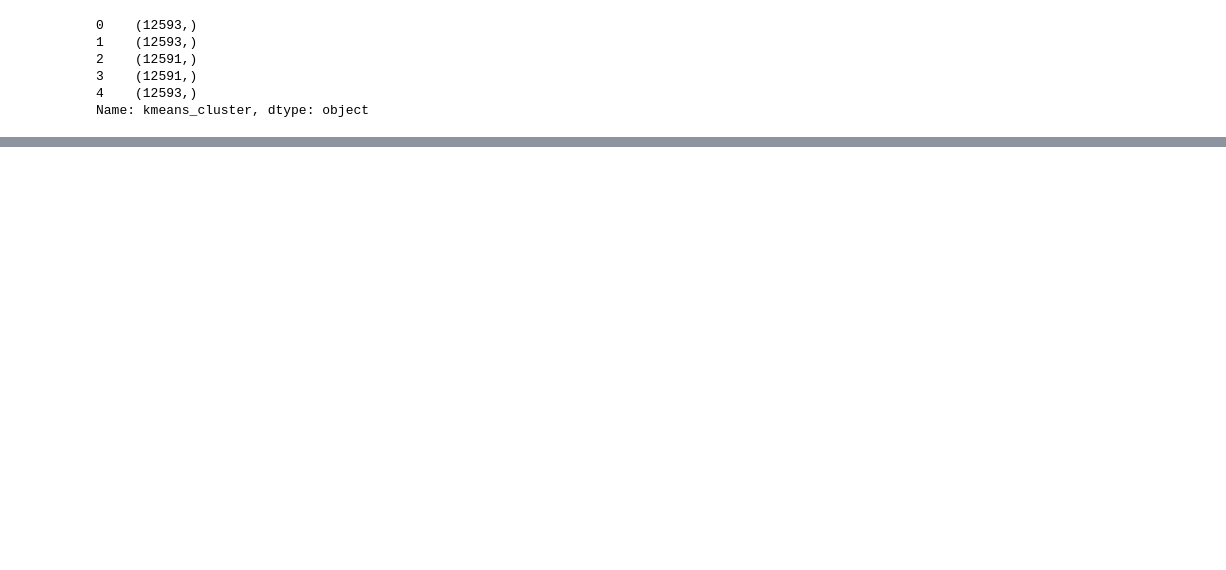
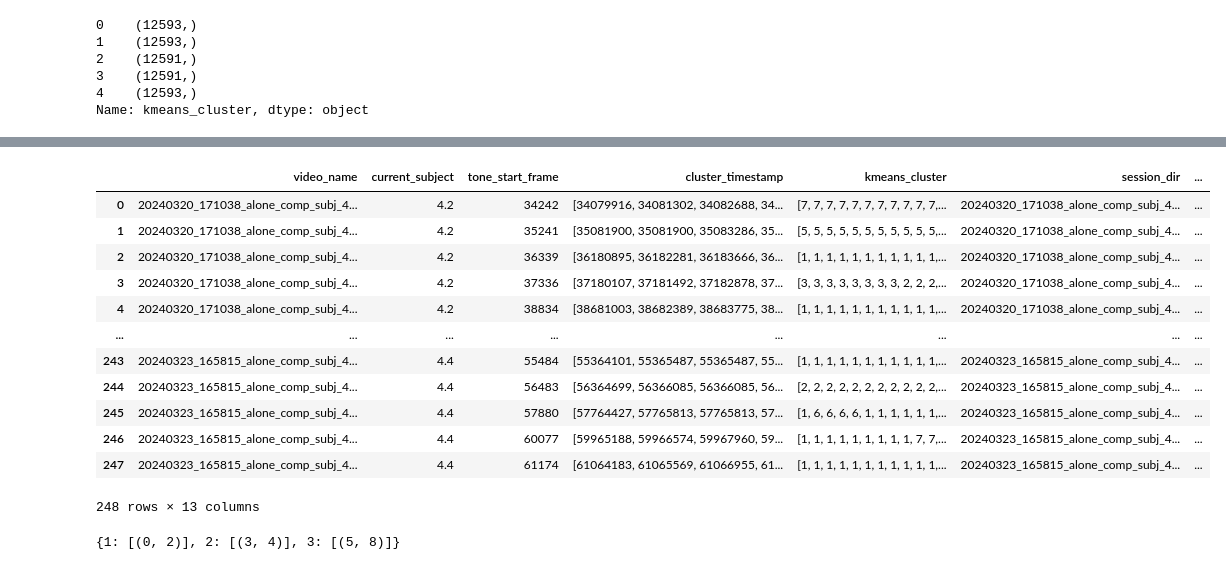
Before and after one commit to padillacoreanolab/reward_comp_ext, a Jupyter notebook: results/2024_06_16_spectral_preprocessing/04_rce2_add_sleap_pose_estimation_alone_comp.ipynb, the cells around one changed output, grey strips where cells are left out. Cells and saved outputs as stored; diff of their text form; code cells hidden in the pictures; blank space fills up the shorter version.

```diff
--- a/results/2024_06_16_spectral_preprocessing/04_rce2_add_sleap_pose_estimation_alone_comp.ipynb
+++ b/results/2024_06_16_spectral_preprocessing/04_rce2_add_sleap_pose_estimation_alone_comp.ipynb
@@ -171,0 +302,30 @@ merged_LFP_SPECTRAL_DF.to_pickle(os.path.join(OUTPUT_DIR, FULL_LFP_TRACES_PKL))
+# %%
+# Define columns to be transformed into numpy arrays
+array_columns = ["cluster_timestamp", "kmeans_cluster"]
+first_value_columns = ['session_dir', 'sleap_name',
+       'video_id', 'agent', 'condition ', 'competition_closeness', 'first_timestamp', 'recording']
+
+# Define aggregation dictionary
+# agg_dict = {col: lambda x: np.array(x) for col in array_columns}
+agg_dict = {col: list for col in array_columns}
+
+agg_dict.update({col: 'first' for col in first_value_columns})
+
+# Apply groupby and aggregation
+grouped_exploded_columns = exploded_LFP_SPECTRAL_DF.groupby(["video_name", "current_subject", "tone_start_frame"]).agg(agg_dict).reset_index()
+# %%
+grouped_exploded_columns
+# %% [output]
+|  | video_name | current_subject | tone_start_frame | cluster_timestamp | kmeans_cluster | session_dir | ... |
+| 0 | 20240320_171038_alone_comp_subj_4... | 4.2 | 34242 | [34079916, 34081302, 34082688, 34... | [7, 7, 7, 7, 7, 7, 7, 7, 7, 7, 7,... | 20240320_171038_alone_comp_subj_4... | ... |
+| 1 | 20240320_171038_alone_comp_subj_4... | 4.2 | 35241 | [35081900, 35081900, 35083286, 35... | [5, 5, 5, 5, 5, 5, 5, 5, 5, 5, 5,... | 20240320_171038_alone_comp_subj_4... | ... |
+| 2 | 20240320_171038_alone_comp_subj_4... | 4.2 | 36339 | [36180895, 36182281, 36183666, 36... | [1, 1, 1, 1, 1, 1, 1, 1, 1, 1, 1,... | 20240320_171038_alone_comp_subj_4... | ... |
+| 3 | 20240320_171038_alone_comp_subj_4... | 4.2 | 37336 | [37180107, 37181492, 37182878, 37... | [3, 3, 3, 3, 3, 3, 3, 3, 2, 2, 2,... | 20240320_171038_alone_comp_subj_4... | ... |
+| 4 | 20240320_171038_alone_comp_subj_4... | 4.2 | 38834 | [38681003, 38682389, 38683775, 38... | [1, 1, 1, 1, 1, 1, 1, 1, 1, 1, 1,... | 20240320_171038_alone_comp_subj_4... | ... |
+| ... | ... | ... | ... | ... | ... | ... | ... |
+| 243 | 20240323_165815_alone_comp_subj_4... | 4.4 | 55484 | [55364101, 55365487, 55365487, 55... | [1, 1, 1, 1, 1, 1, 1, 1, 1, 1, 1,... | 20240323_165815_alone_comp_subj_4... | ... |
+| 244 | 20240323_165815_alone_comp_subj_4... | 4.4 | 56483 | [56364699, 56366085, 56366085, 56... | [2, 2, 2, 2, 2, 2, 2, 2, 2, 2, 2,... | 20240323_165815_alone_comp_subj_4... | ... |
+| 245 | 20240323_165815_alone_comp_subj_4... | 4.4 | 57880 | [57764427, 57765813, 57765813, 57... | [1, 6, 6, 6, 6, 1, 1, 1, 1, 1, 1,... | 20240323_165815_alone_comp_subj_4... | ... |
+| 246 | 20240323_165815_alone_comp_subj_4... | 4.4 | 60077 | [59965188, 59966574, 59967960, 59... | [1, 1, 1, 1, 1, 1, 1, 1, 1, 7, 7,... | 20240323_165815_alone_comp_subj_4... | ... |
+| 247 | 20240323_165815_alone_comp_subj_4... | 4.4 | 61174 | [61064183, 61065569, 61066955, 61... | [1, 1, 1, 1, 1, 1, 1, 1, 1, 1, 1,... | 20240323_165815_alone_comp_subj_4... | ... |
+248 rows × 13 columns
@@ -171,0 +346,46 @@ merged_LFP_SPECTRAL_DF.to_pickle(os.path.join(OUTPUT_DIR, FULL_LFP_TRACES_PKL))
+# %%
+def find_consecutive_ranges(numbers):
+    """
+    Finds the start and end indices for consecutive ranges of each number in a list.
+
+    Parameters:
+        numbers (list): A list of integers.
+
+    Returns:
+        dict: A dictionary with numbers as keys and a list of tuples (start, end) as values,
+              where each tuple represents a range of consecutive indices for the number.
+    """
+    ranges = {}
+    n = len(numbers)
+    if n == 0:
+        return ranges
+
+    # Initialize variables
+    start = 0
+    current = numbers[0]
+
+    for i in range(0, n-1):
+        if numbers[i] != current or i == n - 1:
+            # If the current number changes or it's the last element
+            if i == n - 1 and numbers[i] == current:
+                i += 1
+            end = i
+            if current not in ranges:
+                ranges[current] = []
+            if start < end - 1:  # Ensure the range length is more than zero
+                ranges[current].append((start, end - 1))
+            current = numbers[i]
+            start = i
+
+    # Check the last group
+    if n > 1 and numbers[-1] != numbers[-2]:
+        ranges[numbers[-1]] = [(n-1, n-1)]
+
+    return ranges
+
+# Example usage
+numbers = [1, 1, 1, 2, 2, 3, 3, 3, 3, 2, 1, 1,]
+result = find_consecutive_ranges(numbers)
+print(result)
+# %% [output]
+{1: [(0, 2)], 2: [(3, 4)], 3: [(5, 8)]}
```
Also changed, not shown: parts of 43 cells of this notebook, 1 other file.
